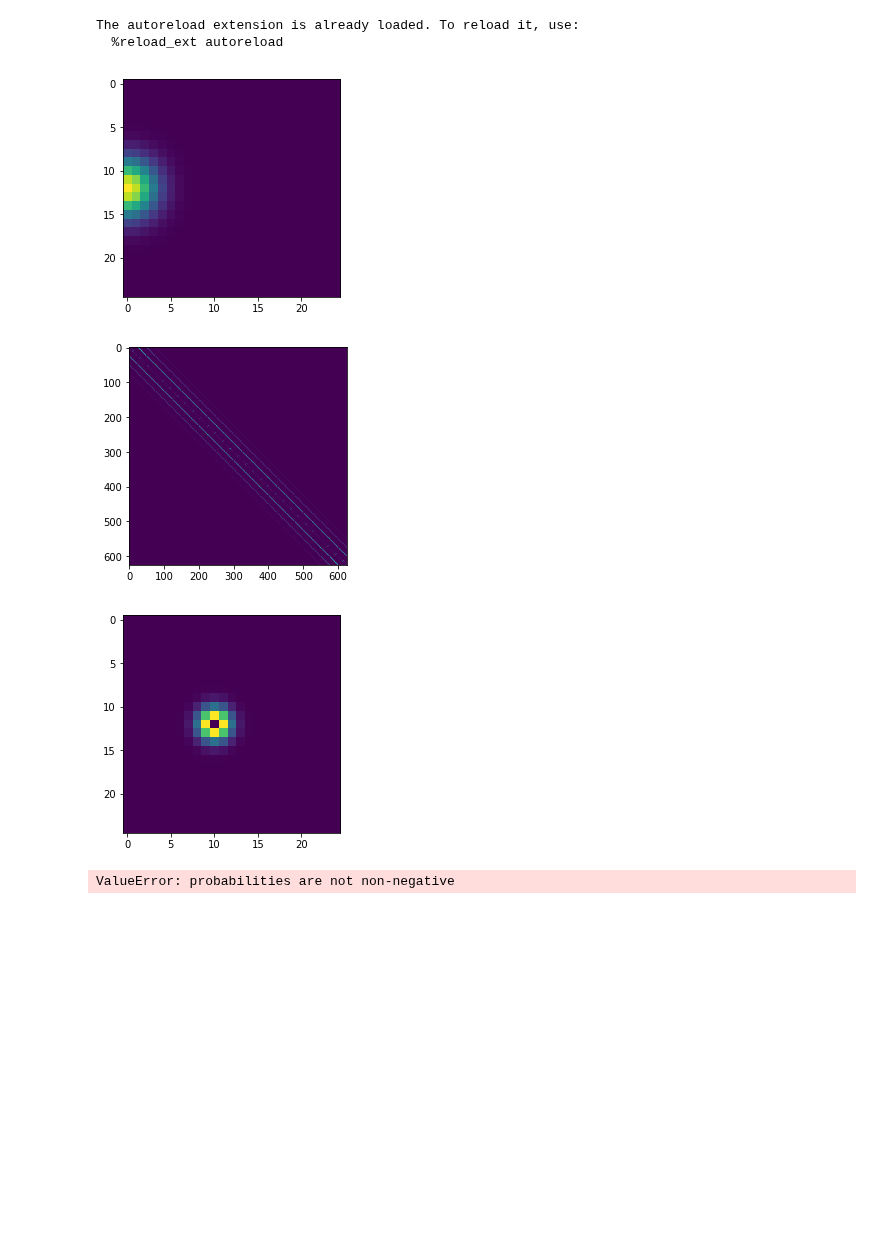
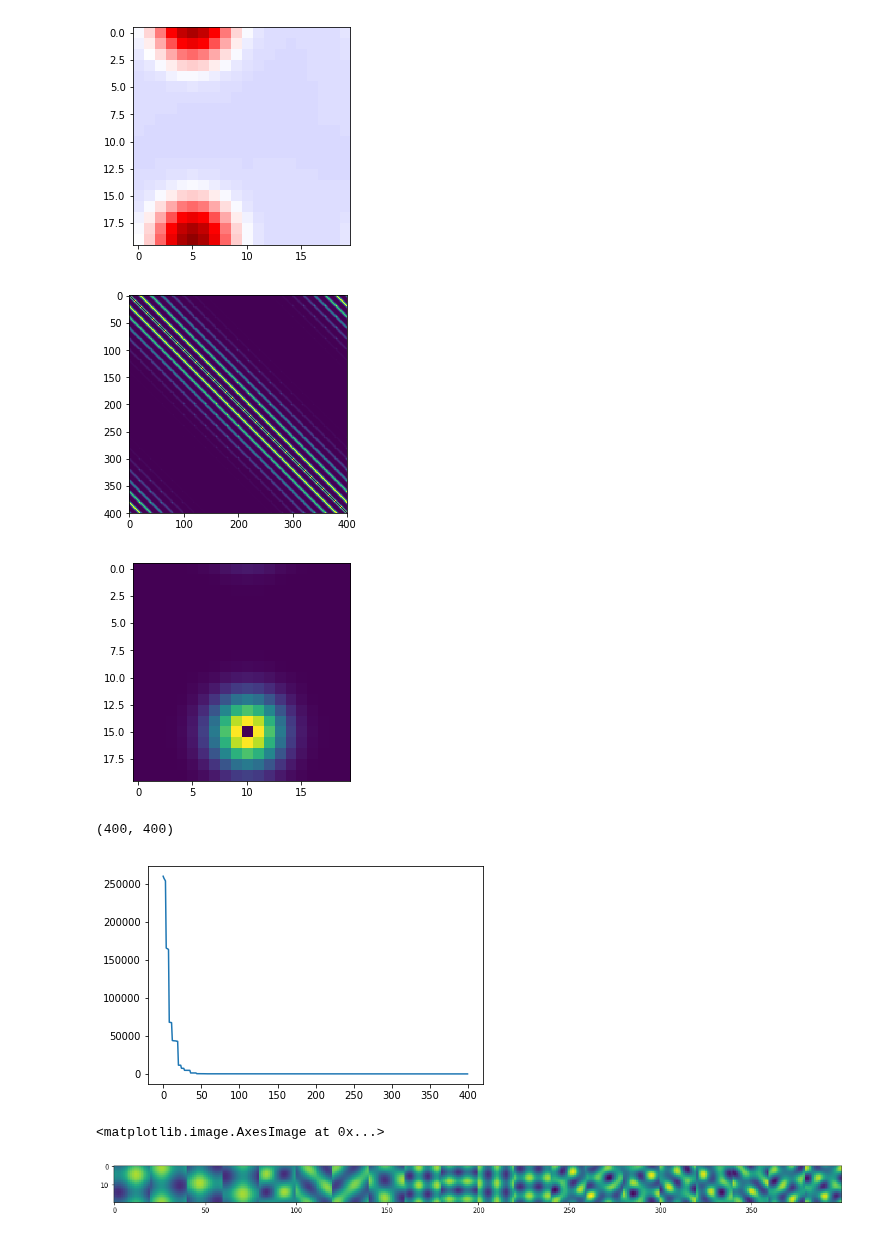
Before and after one commit to mirkoklukas/htmresearch, a Jupyter notebook: projects/gridcells/jupyter/eigendecomposition/2d new.ipynb, the cells around one changed output. Drawn from its saved outputs; the diff is of its cells as text; code cells hidden in the pictures; blank space fills up the shorter version.

```diff
--- a/projects/gridcells/jupyter/eigendecomposition/2d new.ipynb
+++ b/projects/gridcells/jupyter/eigendecomposition/2d new.ipynb
@@ -13,57 +13,64 @@ from scipy.special import expit as sigmoid
 
 
 
-n_ = 25
+n_ = 20
 n  = n_**2
 
-wrap = False
+wrap = True
 
-T      = create_transition_matrix(n_, wrap, sigma=3.0, with_diagonal=False)
+T      = create_transition_matrix(n_, wrap, sigma=9.0, with_diagonal=False)
 tr_fct = transition_from_matrix(T)
-enc    = gaussian_encoder((n_,n_), wrap, sigma = 10.)
+enc    = gaussian_encoder((n_,n_), wrap, sigma = 9.)
 
-plt.imshow(enc(300).reshape((n_,n_)))
+
+
+X = create_random_walk_from_transition_fct(tr_fct, enc, n, 200000)
+mean = np.mean(X, axis=0, keepdims=True)
+# print np.amin(mean), np.amax(mean)
+
+
+X = X - mean
+
+
+
+plt.imshow(X[0].reshape((n_,n_)), cmap="seismic", vmin=-1, vmax=1)
 plt.show()
+
+
 plt.imshow(T)
 plt.show()
 plt.imshow(T[310].reshape((n_,n_)))
 plt.show()
-
-
-
-X = create_random_walk_from_transition_fct(tr_fct, enc, n, 100000)
-mean = np.mean(X, axis=0, keepdims=True)
-print np.amin(mean), np.amax(mean)
-X = X - mean
 
 
 # plt.imshow(mean.reshape((n_,n_)))
 # plt.show()
 
 # mean2 = np.mean(X, axis=0, keepdims=True)
 # print np.amin(mean2), np.amax(mean2)
 # plt.imshow(mean2.reshape((n_,n_)))
 # plt.show()
 
 G = np.dot(X.T,X)
 
 lam, vec = np.linalg.eigh(G)
 sorted_indices = np.argsort(lam)[::-1]
 lam = lam[sorted_indices]
 vec = vec[:, sorted_indices].T
 print vec.shape
 plt.plot(lam)
 plt.show()
 
 img = np.concatenate( [vec[i].reshape((n_,n_)) for i in range(0,20)], axis = 1)
 
 
 plt.figure(figsize=(20,5))
 plt.imshow(img)
 # %% [output]
-The autoreload extension is already loaded. To reload it, use:
-  %reload_ext autoreload
-[figure, old version]
+[figure, new version]
-[figure, old version]
+[figure, new version]
-[figure, old version]
+[figure, new version]
+(400, 400)
+[figure, added]
-ValueError: probabilities are not non-negative
+<matplotlib.image.AxesImage at 0x...>
+[figure, added]
```
Also changed, not shown: parts of 8 cells of this notebook, 9 other files.
